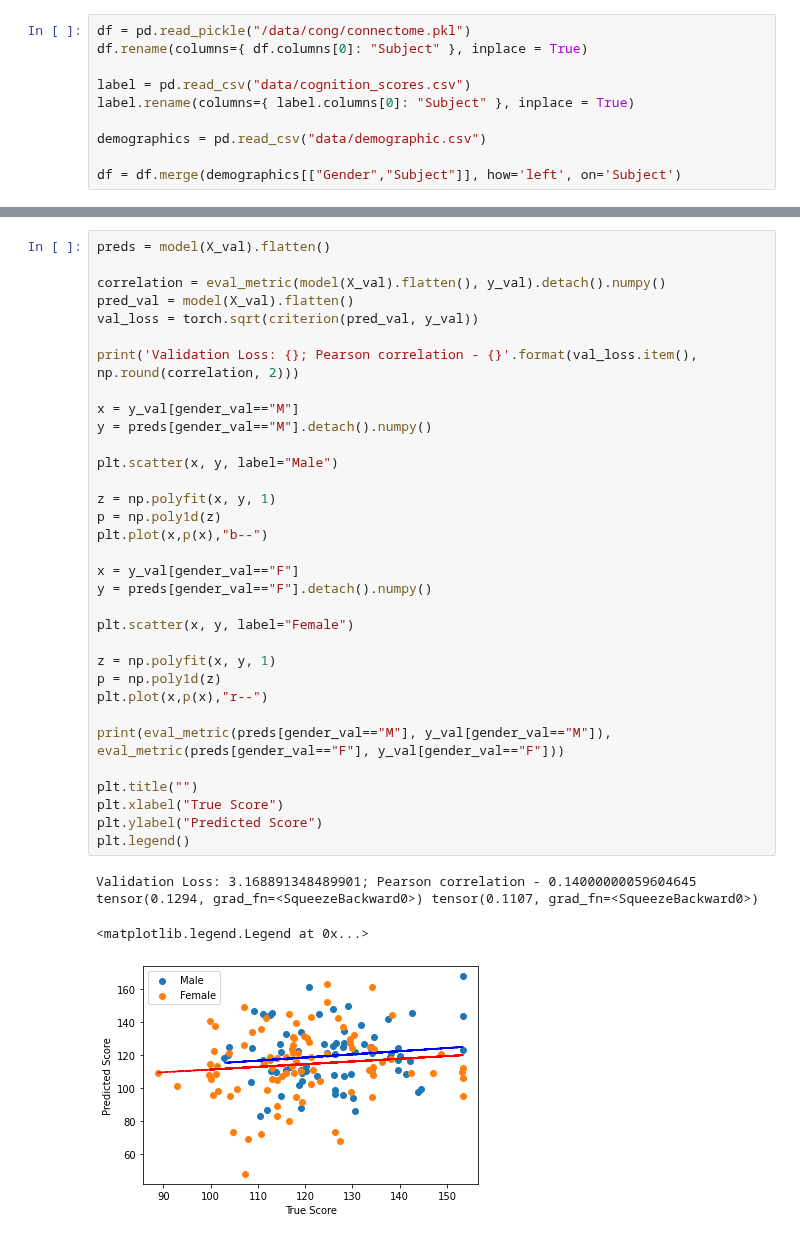
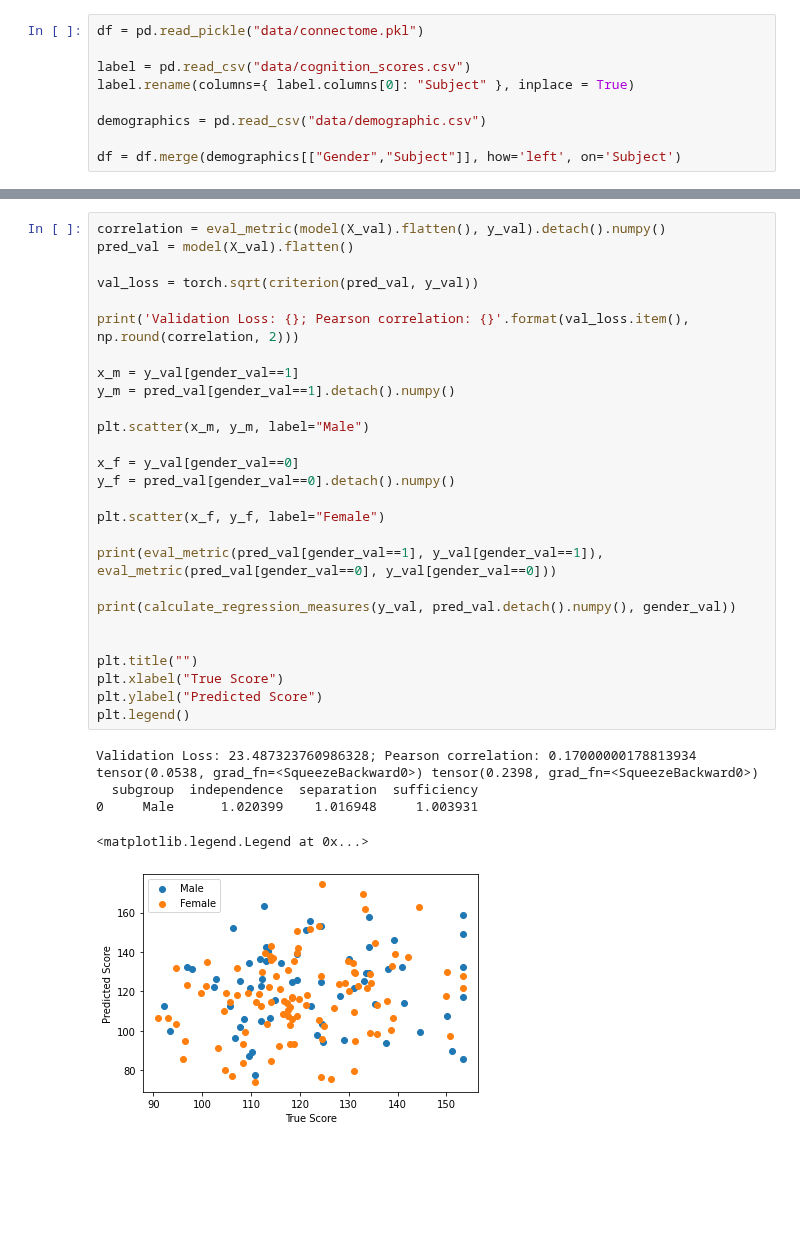
Before and after one commit to mckenziephagen/AI-Ethics-Projects, a Jupyter notebook: analysis.ipynb, the cells around one changed output, grey strips where cells are left out. Saved outputs shown, nothing was run; the diff lists cells and outputs as text; blank space fills up the shorter version.

```diff
--- a/analysis.ipynb
+++ b/analysis.ipynb
@@ -16,6 +23,5 @@ from torchmetrics import R2Score,PearsonCorrCoef
 # %%
-df = pd.read_pickle("/data/cong/connectome.pkl")
-df.rename(columns={ df.columns[0]: "Subject" }, inplace = True)
+df = pd.read_pickle("data/connectome.pkl")
 
 label = pd.read_csv("data/cognition_scores.csv")
 label.rename(columns={ label.columns[0]: "Subject" }, inplace = True)
@@ -185,38 +204,34 @@ Validation Loss: 21.61994171142578; Pearson correlation - 0.12999999523162842
 # %%
-preds = model(X_val).flatten()
-
 correlation = eval_metric(model(X_val).flatten(), y_val).detach().numpy()
 pred_val = model(X_val).flatten()
+
 val_loss = torch.sqrt(criterion(pred_val, y_val))
 
-print('Validation Loss: {}; Pearson correlation - {}'.format(val_loss.item(), np.round(correlation, 2)))
+print('Validation Loss: {}; Pearson correlation: {}'.format(val_loss.item(), np.round(correlation, 2)))
 
-x = y_val[gender_val=="M"]
-y = preds[gender_val=="M"].detach().numpy()
+x_m = y_val[gender_val==1]
+y_m = pred_val[gender_val==1].detach().numpy()
 
-plt.scatter(x, y, label="Male")
+plt.scatter(x_m, y_m, label="Male")
 
-z = np.polyfit(x, y, 1)
-p = np.poly1d(z)
-plt.plot(x,p(x),"b--")
+x_f = y_val[gender_val==0]
+y_f = pred_val[gender_val==0].detach().numpy()
 
-x = y_val[gender_val=="F"]
-y = preds[gender_val=="F"].detach().numpy()
+plt.scatter(x_f, y_f, label="Female")
 
-plt.scatter(x, y, label="Female")
+print(eval_metric(pred_val[gender_val==1], y_val[gender_val==1]), eval_metric(pred_val[gender_val==0], y_val[gender_val==0]))
 
-z = np.polyfit(x, y, 1)
-p = np.poly1d(z)
-plt.plot(x,p(x),"r--")
+print(calculate_regression_measures(y_val, pred_val.detach().numpy(), gender_val))
 
-print(eval_metric(preds[gender_val=="M"], y_val[gender_val=="M"]), eval_metric(preds[gender_val=="F"], y_val[gender_val=="F"]))
 
 plt.title("")
 plt.xlabel("True Score")
 plt.ylabel("Predicted Score")
 plt.legend()
 # %% [output]
-Validation Loss: 3.168891348489901; Pearson correlation - 0.14000000059604645
-tensor(0.1294, grad_fn=<SqueezeBackward0>) tensor(0.1107, grad_fn=<SqueezeBackward0>)
+Validation Loss: 23.487323760986328; Pearson correlation: 0.17000000178813934
+tensor(0.0538, grad_fn=<SqueezeBackward0>) tensor(0.2398, grad_fn=<SqueezeBackward0>)
+  subgroup  independence  separation  sufficiency
+0     Male      1.020399    1.016948     1.003931
 <matplotlib.legend.Legend at 0x...>
-[figure, old version]
+[figure, new version]
```
Also changed, not shown: parts of 12 cells of this notebook, 6 other files.
